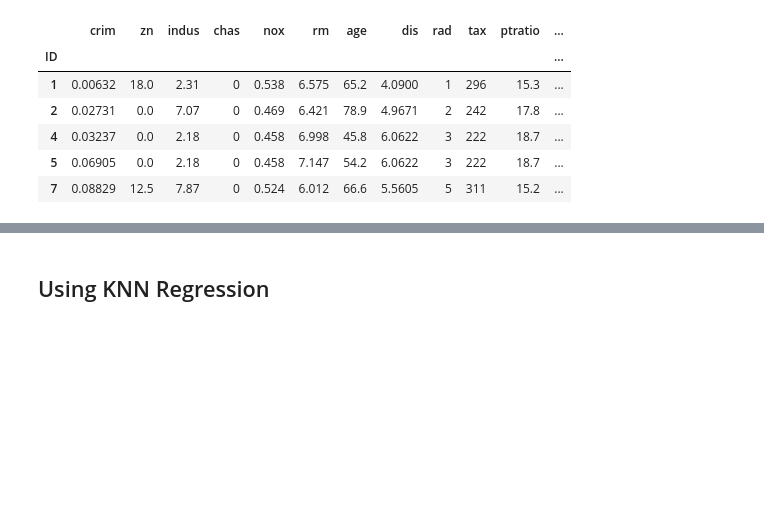
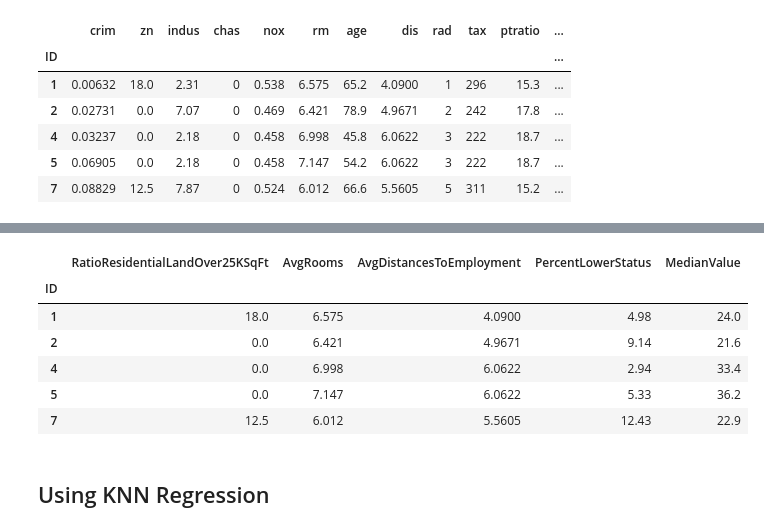
Before and after one commit to esthersweon/thinkful, a Jupyter notebook: main/unit_3/lesson_1_project_4.ipynb, the cells around one changed output, grey strips where cells are left out. Cells and saved outputs as stored; diff of their text form; code cells hidden in the pictures; blank space fills up the shorter version.

```diff
--- a/main/unit_3/lesson_1_project_4.ipynb
+++ b/main/unit_3/lesson_1_project_4.ipynb
@@ -69,3 +72,19 @@ Y = df.iloc[:, 9].values
+# %%
+df = df.drop(['CrimePerCapita', 'RatioNonRetailAcres', 'RatioBuiltPre1940', 'PropTaxRatePer10K', 'RatioPupilTeacher'], axis=1)
+
+# Choose predictors based on correlation map
+X = df.iloc[:, 0:4].values
+Y = df.iloc[:, 4].values
+
+df.head()
+# %% [output]
+|  | RatioResidentialLandOver25KSqFt | AvgRooms | AvgDistancesToEmployment | PercentLowerStatus | MedianValue |
+| ID |  |  |  |  |  |
+| 1 | 18.0 | 6.575 | 4.0900 | 4.98 | 24.0 |
+| 2 | 0.0 | 6.421 | 4.9671 | 9.14 | 21.6 |
+| 4 | 0.0 | 6.998 | 6.0622 | 2.94 | 33.4 |
+| 5 | 0.0 | 7.147 | 6.0622 | 5.33 | 36.2 |
+| 7 | 12.5 | 6.012 | 5.5605 | 12.43 | 22.9 |
 # %%
 X_train, X_test, Y_train, Y_test = train_test_split(X, Y, test_size=0.20)
 # %%
```
Also changed, not shown: parts of 8 cells of this notebook.
